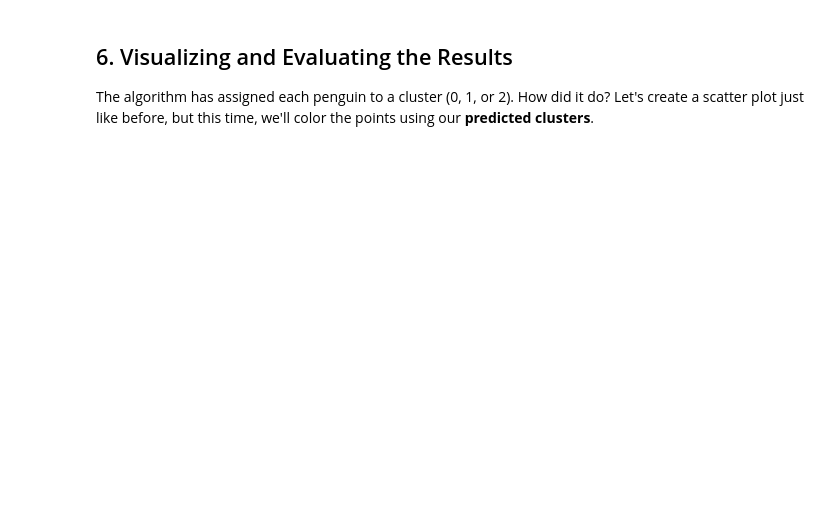
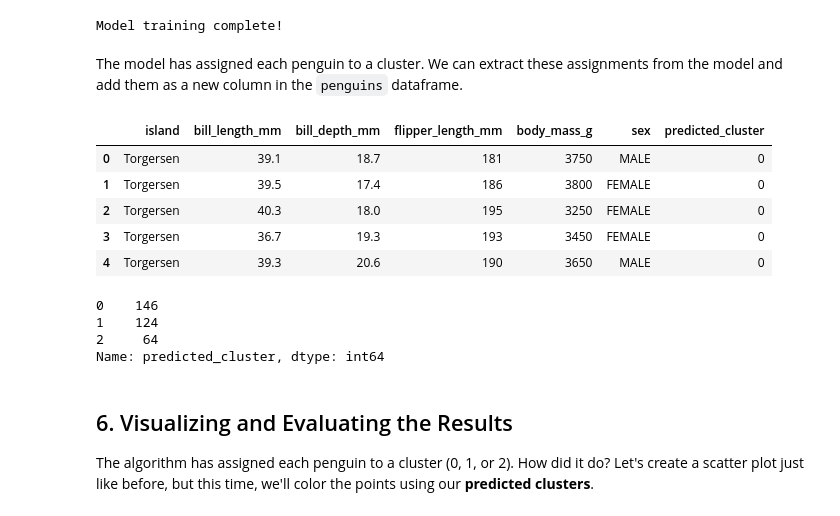
Before and after one commit to ekle12/big-data-camp, a Jupyter notebook: Instructor Notebooks/7_Penguins.ipynb, the cells around one changed output. Drawn from its saved outputs; the diff is of its cells as text; code cells hidden in the pictures; blank space fills up the shorter version.

```diff
--- a/Instructor Notebooks/7_Penguins.ipynb
+++ b/Instructor Notebooks/7_Penguins.ipynb
@@ -267,3 +99,39 @@ TypeError: '<=' not supported between instances of 'str' and 'int'
+# %%
+# Create a KMeans model instance
+kmeans = KMeans(n_clusters=3, n_init=10, random_state=42)
+
+# Fit the model to our features
+kmeans.fit(features_scaled)
+
+print("Model training complete!")
+# %% [output]
+Model training complete!
+# %% [markdown]
+The model has assigned each penguin to a cluster. We can extract these assignments from the model and add them as a new column in the `penguins` dataframe.
+# %%
+# Get the cluster assignments (labels) for each penguin
+predicted_labels = kmeans.labels_
+
+# Add the predicted labels back to our cleaned DataFrame
+penguins['predicted_cluster'] = predicted_labels
+
+# Let's look at the first few rows with the new column
+penguins.head()
+# %% [output]
+|  | island | bill_length_mm | bill_depth_mm | flipper_length_mm | body_mass_g | sex | predicted_cluster |
+| 0 | Torgersen | 39.1 | 18.7 | 181 | 3750 | MALE | 0 |
+| 1 | Torgersen | 39.5 | 17.4 | 186 | 3800 | FEMALE | 0 |
+| 2 | Torgersen | 40.3 | 18.0 | 195 | 3250 | FEMALE | 0 |
+| 3 | Torgersen | 36.7 | 19.3 | 193 | 3450 | FEMALE | 0 |
+| 4 | Torgersen | 39.3 | 20.6 | 190 | 3650 | MALE | 0 |
+# %%
+# How many penguins are in each cluster?
+penguins['predicted_cluster'].value_counts()
+# %% [output]
+0    146
+1    124
+2     64
+Name: predicted_cluster, dtype: int64
 # %% [markdown]
 ## 6. Visualizing and Evaluating the Results
 
```
Also changed, not shown: parts of 52 cells of this notebook, 6 other files.
